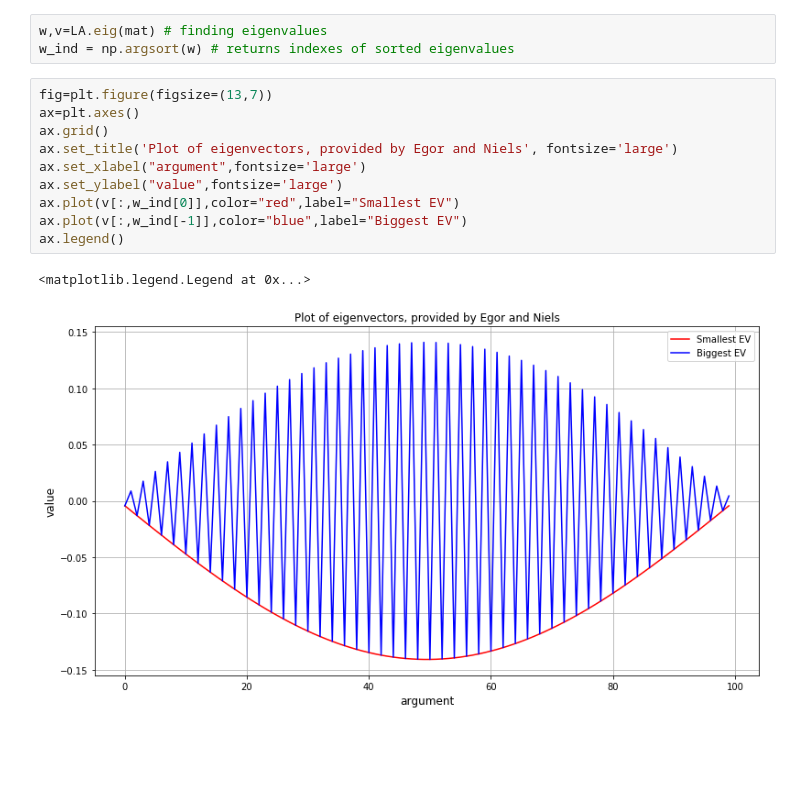
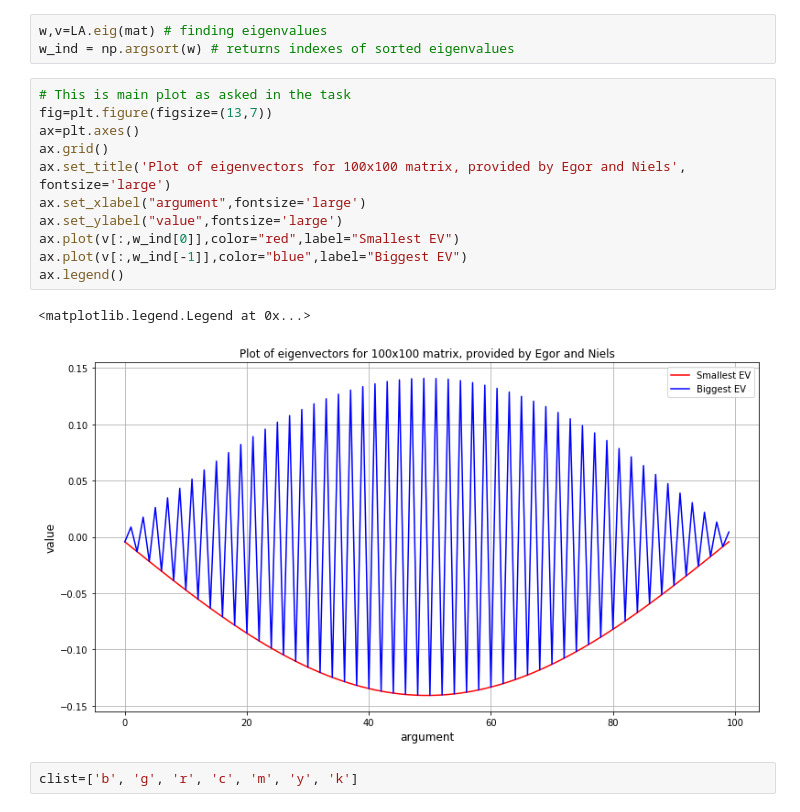
Before and after one commit to Egor93/Prognostic_Modelling, a Jupyter notebook: Egor_Niels_Ex1_2.ipynb, the cells around one changed output. Cells and saved outputs as stored; diff of their text form; blank space fills up the shorter version.

```diff
--- a/Egor_Niels_Ex1_2.ipynb
+++ b/Egor_Niels_Ex1_2.ipynb
@@ -12,15 +13,18 @@ mat=np.diag(d)+np.diag(mones,k=1)+np.diag(mones,k=-1)
 w,v=LA.eig(mat) # finding eigenvalues
 w_ind = np.argsort(w) # returns indexes of sorted eigenvalues
 # %%
+# This is main plot as asked in the task
 fig=plt.figure(figsize=(13,7))
 ax=plt.axes()
 ax.grid()
-ax.set_title('Plot of eigenvectors, provided by Egor and Niels', fontsize='large')
+ax.set_title('Plot of eigenvectors for 100x100 matrix, provided by Egor and Niels', fontsize='large')
 ax.set_xlabel("argument",fontsize='large')
 ax.set_ylabel("value",fontsize='large')
 ax.plot(v[:,w_ind[0]],color="red",label="Smallest EV")
 ax.plot(v[:,w_ind[-1]],color="blue",label="Biggest EV")
 ax.legend()
 # %% [output]
 <matplotlib.legend.Legend at 0x...>
-[figure, old version]
+[figure, new version]
+# %%
+clist=['b', 'g', 'r', 'c', 'm', 'y', 'k']
```
Also changed, not shown: parts of 2 cells of this notebook, 1 other file.
